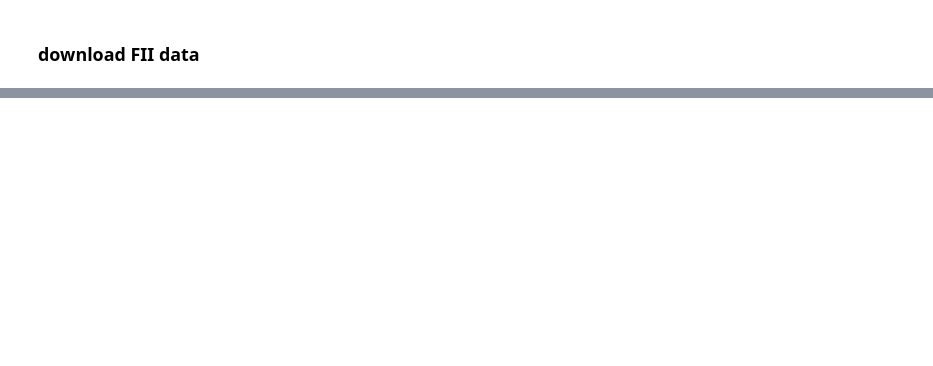
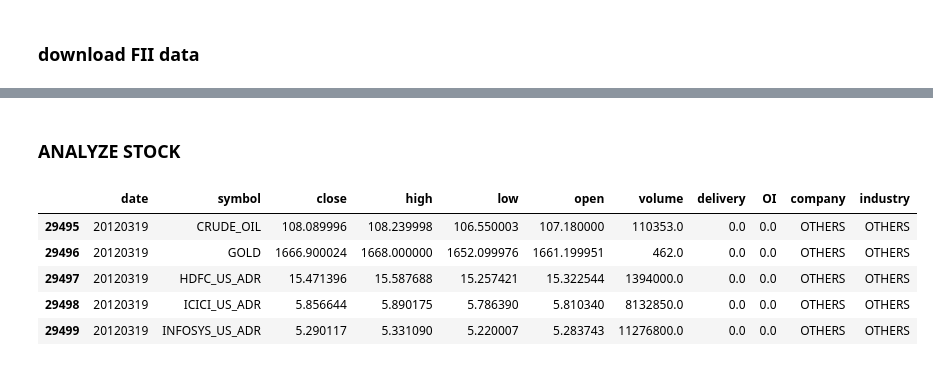
Before and after one commit to ksdeep/Trading, a Jupyter notebook: src/analyzeStocks.ipynb, the cells around one changed output, grey strips where cells are left out. Drawn from its saved outputs; the diff is of its cells as text; code cells hidden in the pictures; blank space fills up the shorter version.

```diff
--- a/src/analyzeStocks.ipynb
+++ b/src/analyzeStocks.ipynb
@@ -551,0 +629,11 @@ data.to_csv(mypath + os.path.sep + "NSEData" + os.path.sep + "fii.csv", index=Fa
+# %% [markdown]
+### ANALYZE STOCK
+# %%
+allData.head()
+# %% [output]
+|  | date | symbol | close | high | low | open | volume | delivery | OI | company | industry |
+| 29495 | 20120319 | CRUDE_OIL | 108.089996 | 108.239998 | 106.550003 | 107.180000 | 110353.0 | 0.0 | 0.0 | OTHERS | OTHERS |
+| 29496 | 20120319 | GOLD | 1666.900024 | 1668.000000 | 1652.099976 | 1661.199951 | 462.0 | 0.0 | 0.0 | OTHERS | OTHERS |
+| 29497 | 20120319 | HDFC_US_ADR | 15.471396 | 15.587688 | 15.257421 | 15.322544 | 1394000.0 | 0.0 | 0.0 | OTHERS | OTHERS |
+| 29498 | 20120319 | ICICI_US_ADR | 5.856644 | 5.890175 | 5.786390 | 5.810340 | 8132850.0 | 0.0 | 0.0 | OTHERS | OTHERS |
+| 29499 | 20120319 | INFOSYS_US_ADR | 5.290117 | 5.331090 | 5.220007 | 5.283743 | 11276800.0 | 0.0 | 0.0 | OTHERS | OTHERS |
```
Also changed, not shown: parts of 24 cells of this notebook, 7 other files.
